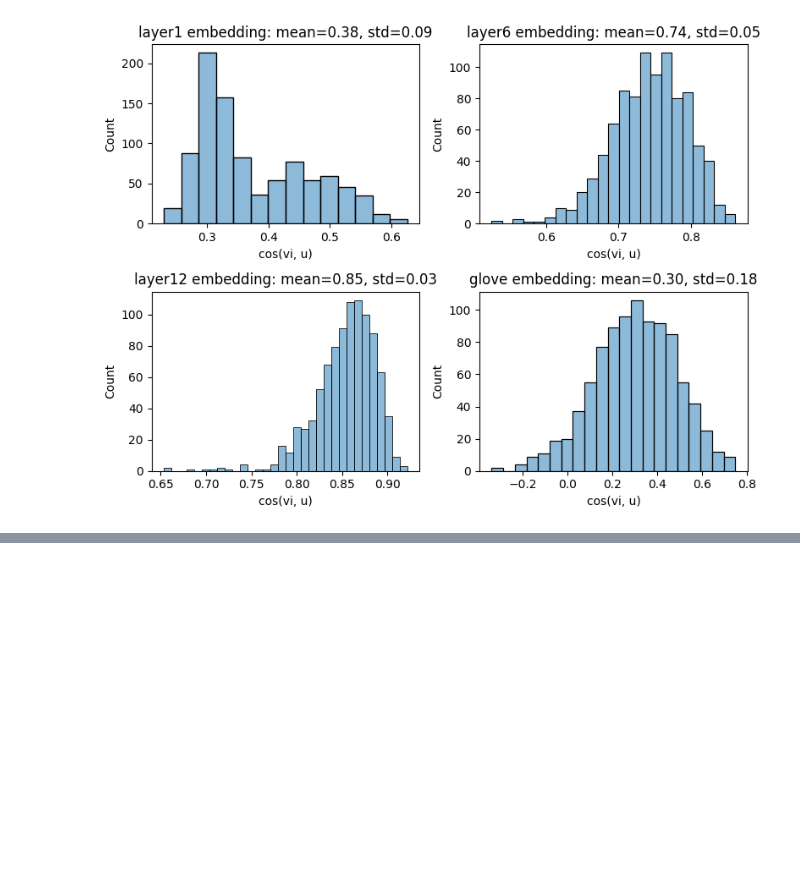
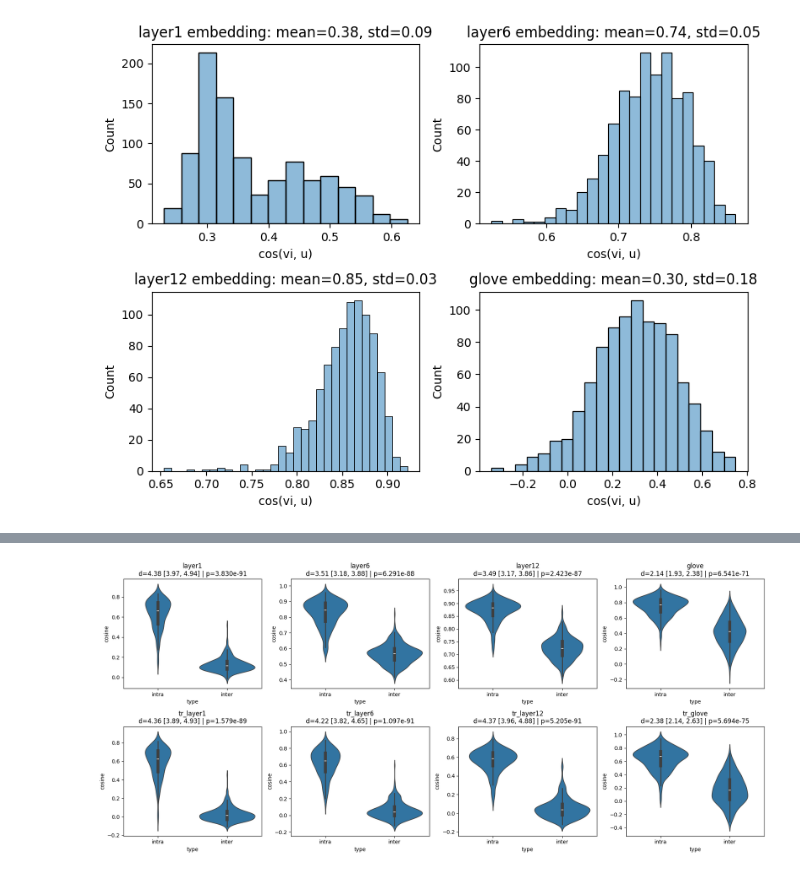
Before and after one commit to axmeu/Theory_practice_LLM, a Jupyter notebook: LLM2/notebook.ipynb, the cells around one changed output, grey strips where cells are left out. Saved outputs shown, nothing was run; the diff lists cells and outputs as text; code cells hidden in the pictures; blank space fills up the shorter version.

```diff
--- a/LLM2/notebook.ipynb
+++ b/LLM2/notebook.ipynb
@@ -500,14 +500,11 @@ df = pd.read_csv("/home/onyxia/work/morph_families.tsv",
                 sep="\t",
                 names=["lemma", "forms", "fam", "transf"])
 # %%
+from scipy.stats import mannwhitneyu
+
+
 def get_vecs(forms, emb_dict):
     return np.array([emb_dict[form] for form in forms.split(",")])
-
-# I put in the df the embeddings of all forms per family
-saved_embs = ["layer1", "layer6", "layer12", "glove"]
-for emb in saved_embs:
-    emb_dict = load_embeddings(f"/home/onyxia/work/embeddings_{emb}.json")
-    df[emb] = df["forms"].apply(get_vecs, emb_dict=emb_dict)
 
 
 def intra_family_cos(df, emb):
@@ -520,4 +517,84 @@ def intra_family_cos(df, emb):
 def inter_family_cos(df, emb, n):
     res = []
     random.seed(42)
+    fam_record = []
+    for fam_idx, forms in enumerate(df["forms"].str.split(",")):
+        for form_idx in range(len(forms)):
+            fam_record.append((fam_idx, form_idx))
+    while len(res) < n:
+        (f1, w1), (f2, w2) = random.sample(fam_record, 2)
+        if f1 == f2:
+            continue
+        # gets the corresponding wemb, reshape necessary with
+        # cos_sim of skleanr
+        v1 = df[emb][f1][w1].reshape(1, -1)
+        v2 = df[emb][f2][w2].reshape(1, -1)
+        res.append(cosine_similarity(v1, v2)[0][0])
+    return res
+
+
+# I put in the df the embeddings of all forms per family
+# Update: and the wemb after transformation
+saved_embs = ["layer1", "layer6", "layer12", "glove"]
+for emb in saved_embs:
+    emb_dict = load_embeddings(f"/home/onyxia/work/embeddings_{emb}.json")
+    df[emb] = df["forms"].apply(get_vecs, emb_dict=emb_dict)
+
+    # corresponding wemb transformed
+    word_list, wemb_mat = convert_to_mat(emb_dict)
+    wemb_mat = mean_centering(wemb_mat)
+    emb_dict_transfo = dict(zip(word_list, wemb_mat))
+    df[f"tr_{emb}"] = df["forms"].apply(get_vecs, emb_dict=emb_dict_transfo)
+
+
+
+# AI part below for the plot / other metrics I gave up on spending time
+def cohen_d(a, b):
+    pooled_std = np.sqrt((np.std(a)**2 + np.std(b)**2) / 2)
+    return (np.mean(a) - np.mean(b)) / pooled_std
+
+
+def bootstrap_ci(a, b, n_bootstrap=1000, alpha=0.05):
+    ds = []
+    for _ in range(n_bootstrap):
+        s_a = np.random.choice(a, size=len(a), replace=True)
+        s_b = np.random.choice(b, size=len(b), replace=True)
+        ds.append(cohen_d(s_a, s_b))
+    return np.percentile(ds, [100*alpha/2, 100*(1-alpha/2)])
+
+
+def plot_intra_inter(results, all_versions):
+    fig, axes = plt.subplots(2, 4, figsize=(18, 8))
+    axes = axes.flatten()
+    for ax, version in zip(axes, all_versions):
+        intra = results[version]["intra"]
+        inter = results[version]["inter"]
+        data = pd.DataFrame({
+            "cosine": intra + inter,
+            "type": ["intra"] * len(intra) + ["inter"] * len(inter)
+        })
+        sns.violinplot(data=data, x="type", y="cosine", ax=ax)
+        d, ci, p = results[version]["cohen_d"], results[version]["ci"], results[version]["p"]
+        ax.set_title(f"{version}\nd={d:.2f} [{ci[0]:.2f}, {ci[1]:.2f}] | p={p:.3e}")
+    plt.tight_layout()
+    plt.show()
+
+
+
+all_versions = saved_embs + [f"tr_{emb}" for emb in saved_embs]
+results = {}
+
+for version in all_versions:
+    intra = intra_family_cos(df, version)
+    inter = inter_family_cos(df, version, n=len(intra))
+
+    stat, p = mannwhitneyu(intra, inter, alternative="greater")
+    d = cohen_d(intra, inter)
+    ci = bootstrap_ci(intra, inter)
+
+    results[version] = {"intra": intra, "inter": inter, "cohen_d": d, "ci": ci, "p": p}
+    print(f"{version}: intra={np.mean(intra):.3f} | inter={np.mean(inter):.3f} | d={d:.2f} [{ci[0]:.2f}, {ci[1]:.2f}] | p={p:.3e}")
+
+plot_intra_inter(results, all_versions)
+# //end AI
 # %% [output]
@@ -525,0 +609 @@ def inter_family_cos(df, emb, n):
+[figure, added]
```
Also changed, not shown: parts of 1 cell of this notebook.
